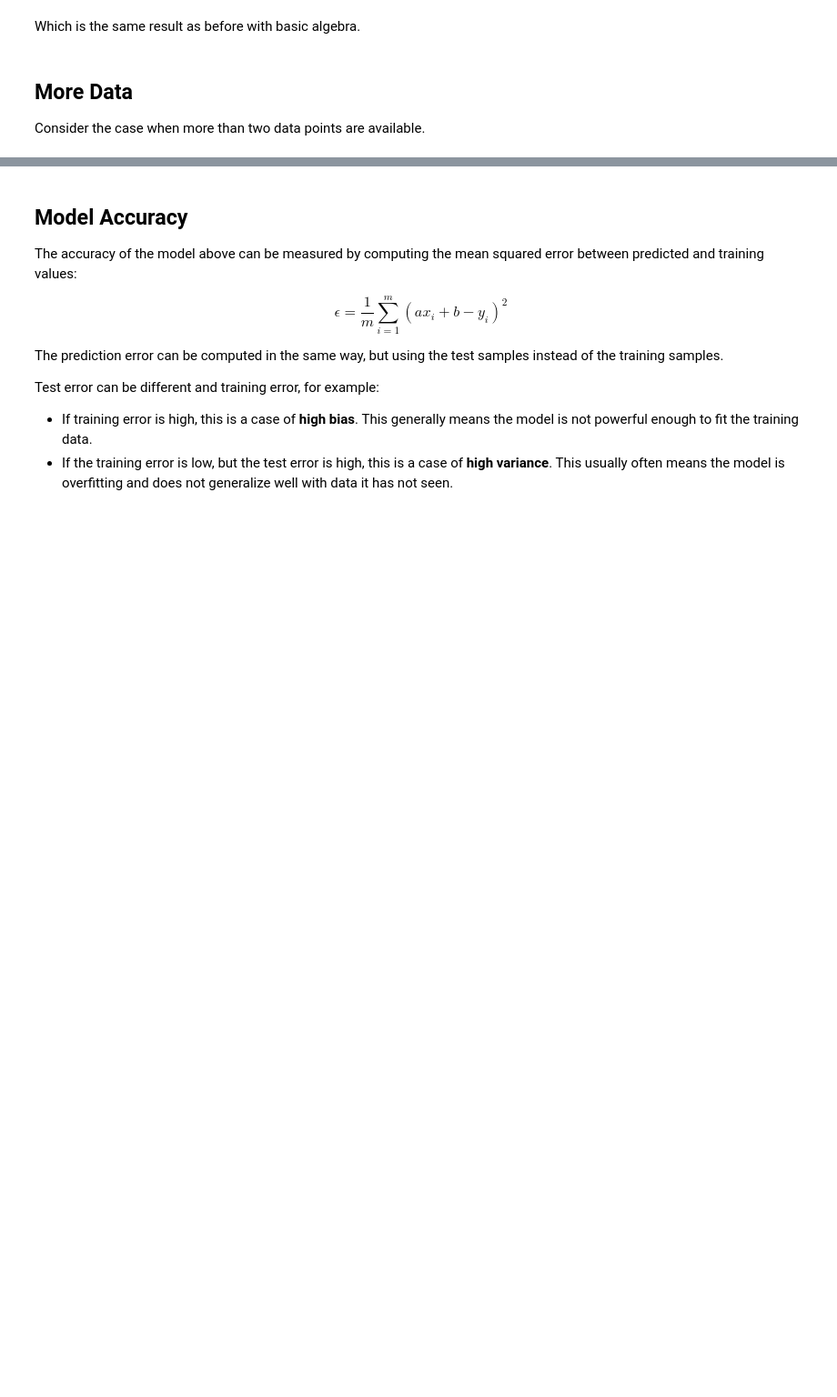
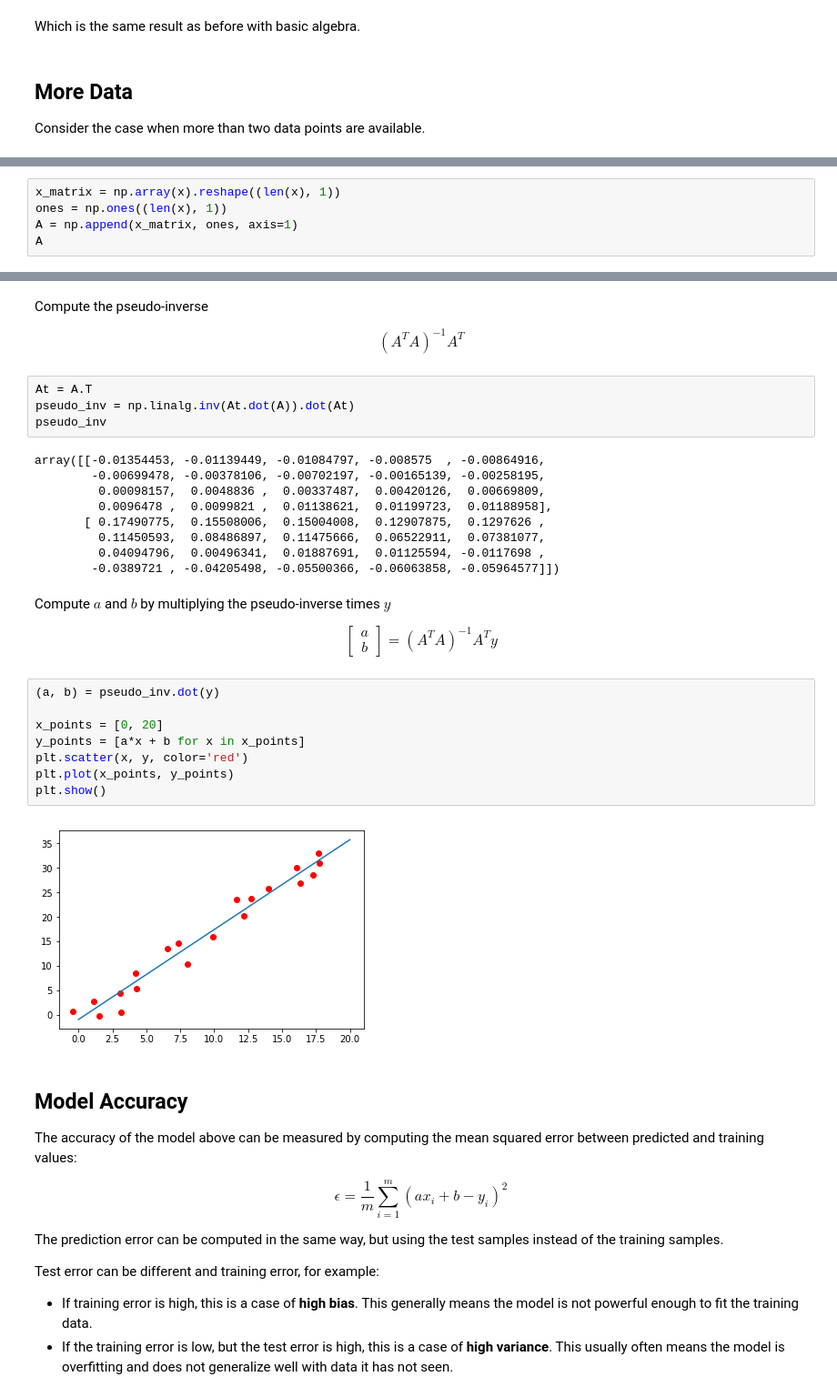
Before and after one commit to msiddalingaiah/MachineLearning, a Jupyter notebook: Regression/LinearRegression.ipynb, the cells around one changed output, grey strips where cells are left out. Shown: that part at 91% size. Cells and saved outputs as stored; diff of their text form; blank space fills up the shorter version.

```diff
--- a/Regression/LinearRegression.ipynb
+++ b/Regression/LinearRegression.ipynb
@@ -195,0 +257,5 @@ b
+# %%
+x_matrix = np.array(x).reshape((len(x), 1))
+ones = np.ones((len(x), 1))
+A = np.append(x_matrix, ones, axis=1)
+A
@@ -196,3 +283,37 @@ b
+# %% [markdown]
+Compute the pseudo-inverse
+
+$$(A^T A)^{-1} A^T$$
+# %%
+At = A.T
+pseudo_inv = np.linalg.inv(At.dot(A)).dot(At)
+pseudo_inv
+# %% [output]
+array([[-0.01354453, -0.01139449, -0.01084797, -0.008575  , -0.00864916,
+        -0.00699478, -0.00378106, -0.00702197, -0.00165139, -0.00258195,
+         0.00098157,  0.0048836 ,  0.00337487,  0.00420126,  0.00669809,
+         0.0096478 ,  0.0099821 ,  0.01138621,  0.01199723,  0.01188958],
+       [ 0.17490775,  0.15508006,  0.15004008,  0.12907875,  0.1297626 ,
+         0.11450593,  0.08486897,  0.11475666,  0.06522911,  0.07381077,
+         0.04094796,  0.00496341,  0.01887691,  0.01125594, -0.0117698 ,
+        -0.0389721 , -0.04205498, -0.05500366, -0.06063858, -0.05964577]])
+# %% [markdown]
+Compute $a$ and $b$ by multiplying the pseudo-inverse times $y$
+
+$$\begin{bmatrix}
+a \\
+b
+\end{bmatrix} = (A^T A)^{-1} A^T y$$
+# %%
+(a, b) = pseudo_inv.dot(y)
+
+x_points = [0, 20]
+y_points = [a*x + b for x in x_points]
+plt.scatter(x, y, color='red')
+plt.plot(x_points, y_points)
+plt.show()
+# %% [output]
+[figure, added]
 # %% [markdown]
 ## Model Accuracy
 
```
Also changed, not shown: parts of 23 cells of this notebook.
